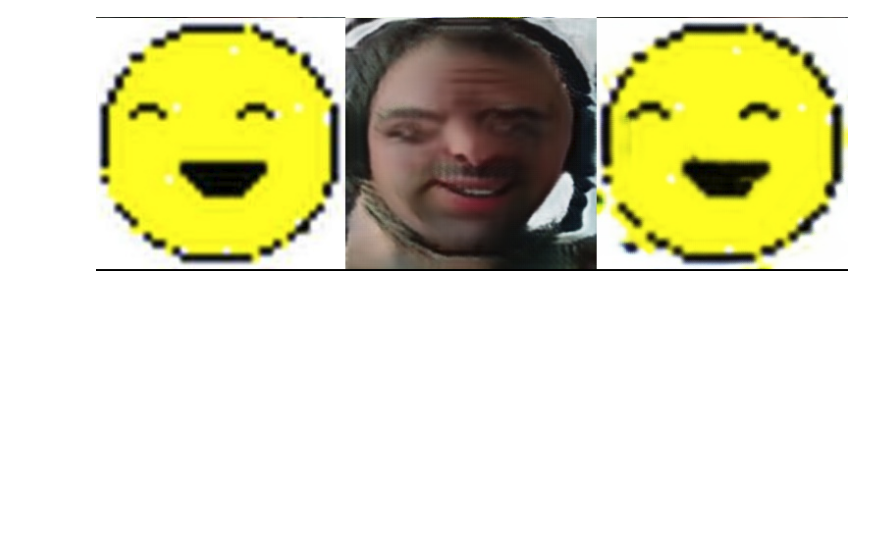
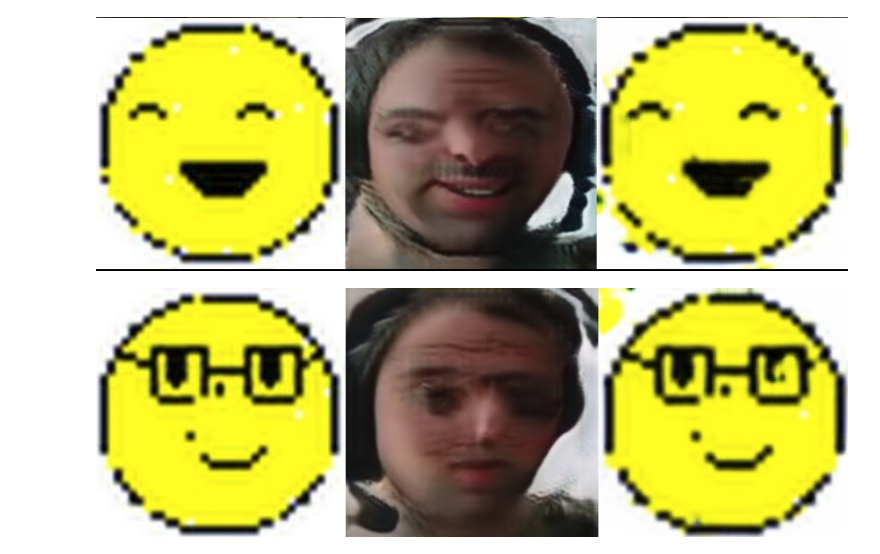
Before and after one commit to maxstollmayer/ML-Challenges, a Jupyter notebook: Challenge-3/petersen2smiley.ipynb, the cells around one changed output. Drawn from its saved outputs; the diff is of its cells as text; code cells hidden in the pictures; blank space fills up the shorter version.

```diff
--- a/Challenge-3/petersen2smiley.ipynb
+++ b/Challenge-3/petersen2smiley.ipynb
@@ -60,3 +60,7 @@ display.Image("./examples/6.png")
 display.Image("./examples/7.png")
 # %% [output]
 [figure]
+# %%
+display.Image("./examples/8.png")
+# %% [output]
+[figure, added]
```
